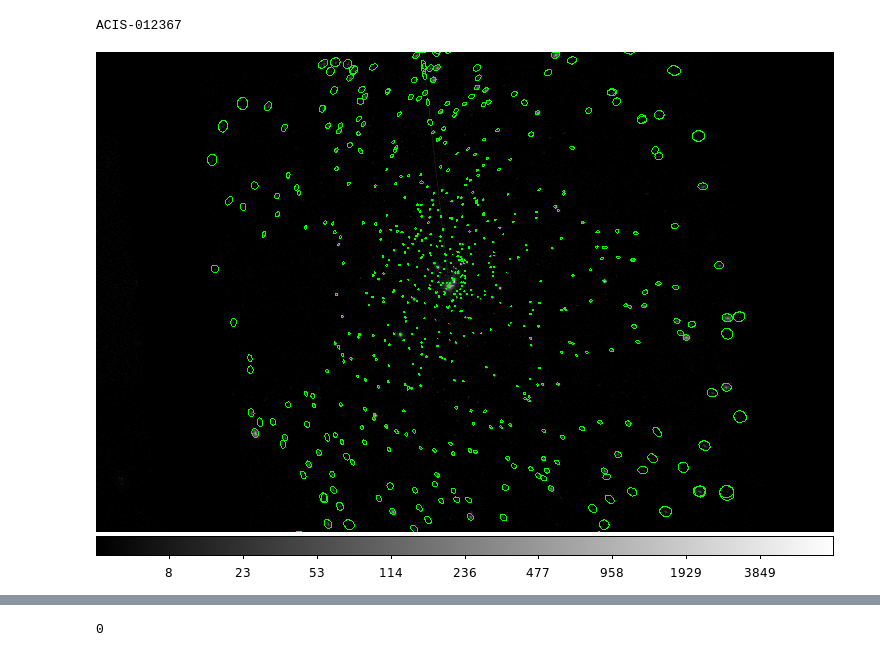
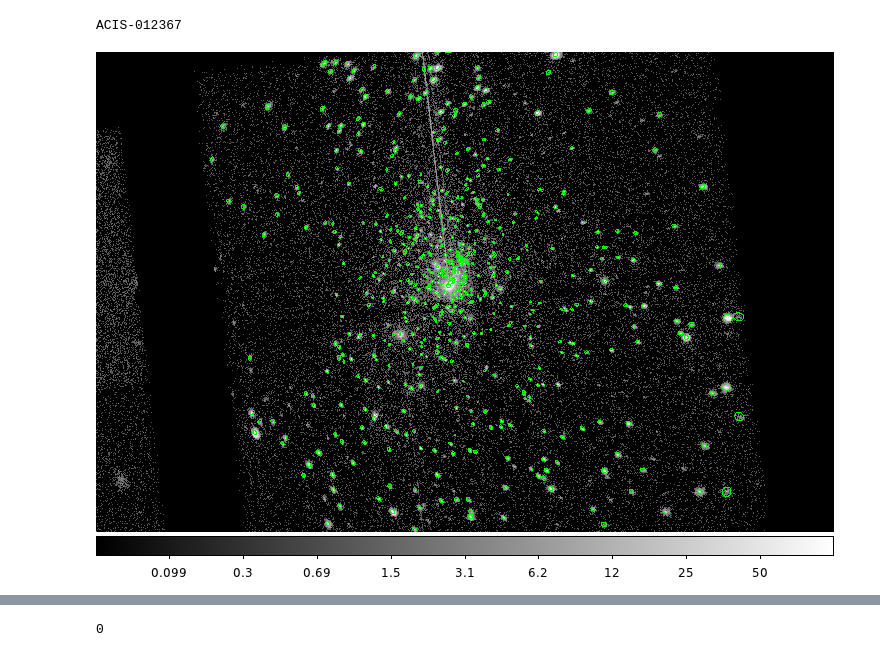
Before and after one commit to cxcsds/ciao-threads, a Jupyter notebook: celldetect.ipynb, the cells around one changed output, grey strips where cells are left out. Saved outputs shown, nothing was run; the diff lists cells and outputs as text; code cells hidden in the pictures.

```diff
--- a/celldetect.ipynb
+++ b/celldetect.ipynb
@@ -111,9 +111,11 @@ celldetect mode=h clob+ maxlogical=2048
 # %%
-ds9 1522/primary/acisf01522N004_evt2.fits.gz"[events,energy=500:7000]" -log -region acisi_block_src.fits -bin factor 4 -saveimage png cell3.png  -quit
+ds9 1522/primary/acisf01522N004_evt2.fits.gz"[events,energy=500:7000]" -log \
+  -region acisi_block_src.fits -bin factor 4 -scale limits 0 100 \
+  -saveimage png cell3.png  -quit
 
 display < cell3.png
 # %% [output]
-[figure, old version]
+[figure, new version]
 # %%
 dmlist "acisi_block_src.fits[block=1]" counts
 # %% [output]
```
Also changed, not shown: parts of 13 cells of this notebook, 1 other file.
